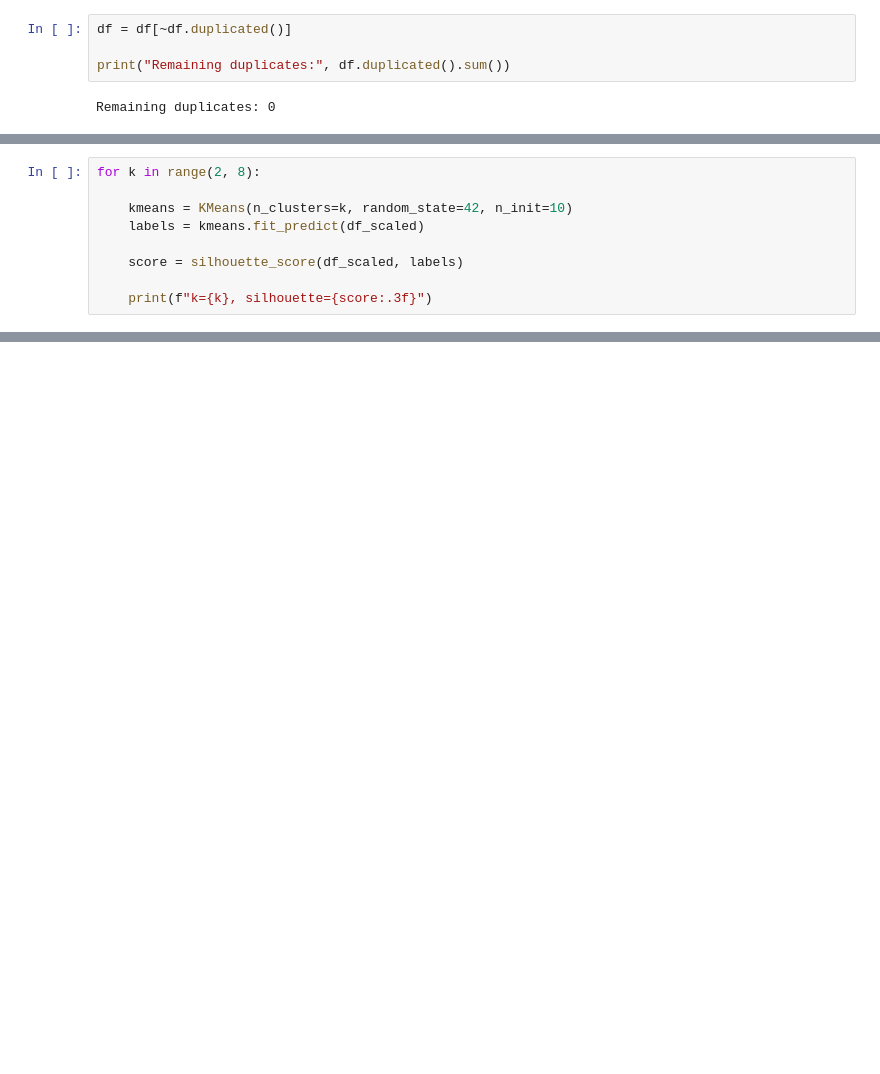
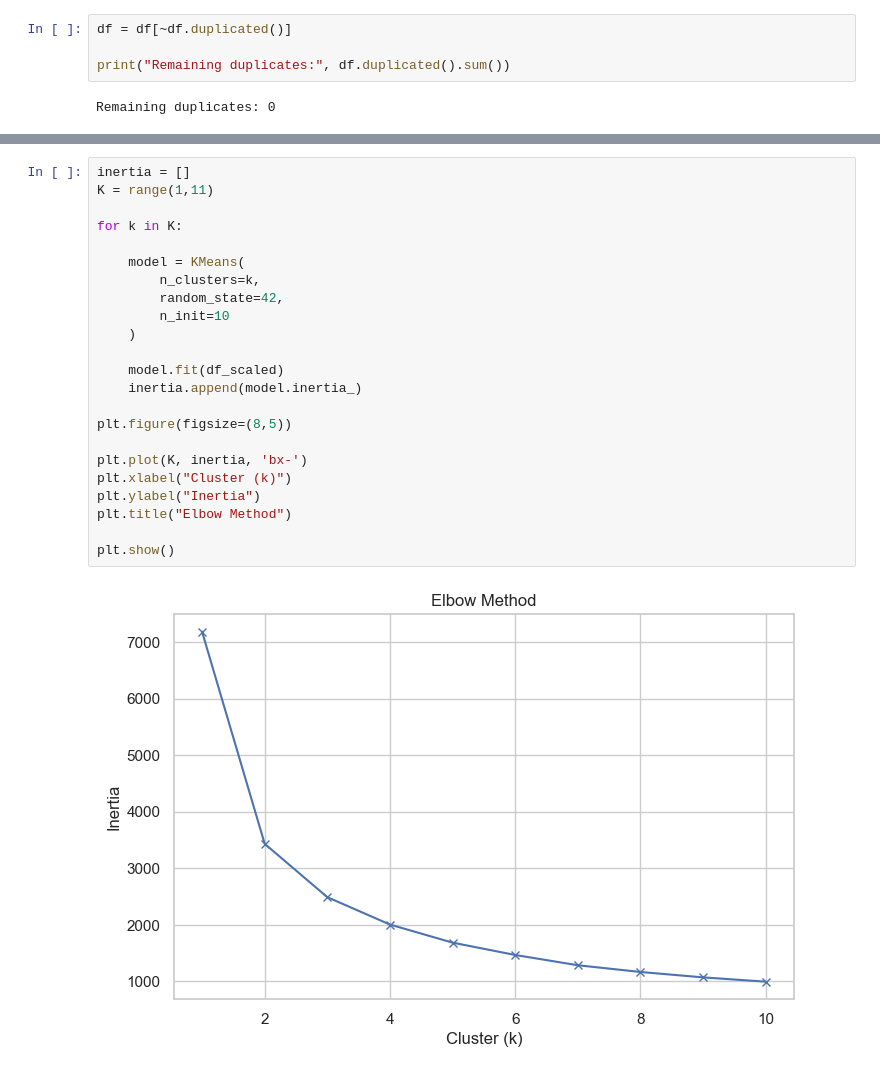
Before and after one commit to hansdarmawann/or2mrfm-1, a Jupyter notebook: notebooks/code.ipynb, the cells around one changed output, grey strips where cells are left out. Saved outputs shown, nothing was run; the diff lists cells and outputs as text; blank space fills up the shorter version.

```diff
--- a/notebooks/code.ipynb
+++ b/notebooks/code.ipynb
@@ -205,9 +97,0 @@ plt.show()
-# %%
-for k in range(2, 8):
-
-    kmeans = KMeans(n_clusters=k, random_state=42, n_init=10)
-    labels = kmeans.fit_predict(df_scaled)
-
-    score = silhouette_score(df_scaled, labels)
-
-    print(f"k={k}, silhouette={score:.3f}")
@@ -443,0 +222,25 @@ Total runtime: 6.42 seconds
+# %%
+inertia = []
+K = range(1,11)
+
+for k in K:
+
+    model = KMeans(
+        n_clusters=k,
+        random_state=42,
+        n_init=10
+    )
+
+    model.fit(df_scaled)
+    inertia.append(model.inertia_)
+
+plt.figure(figsize=(8,5))
+
+plt.plot(K, inertia, 'bx-')
+plt.xlabel("Cluster (k)")
+plt.ylabel("Inertia")
+plt.title("Elbow Method")
+
+plt.show()
+# %% [output]
+[figure, added]
```
Also changed, not shown: parts of 46 cells of this notebook, 5 other files.
